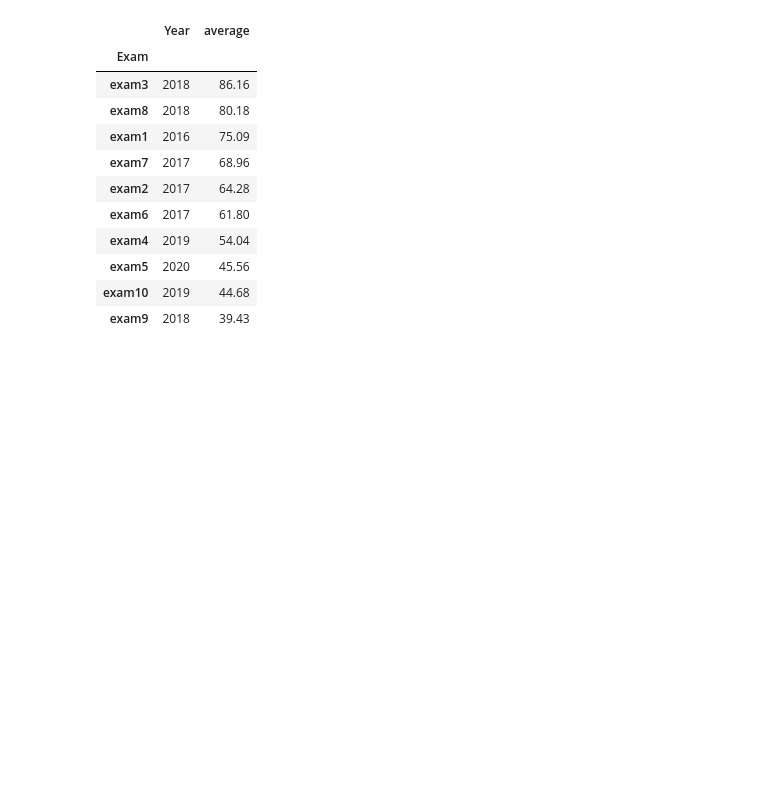
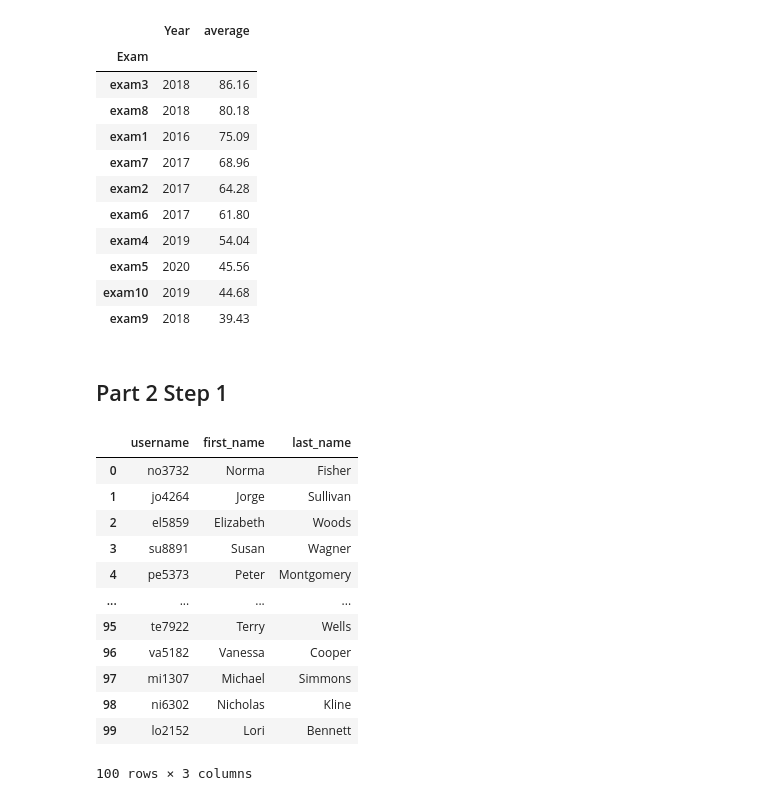
Before and after one commit to pChitral/assignment6, a Jupyter notebook: playground.ipynb, the cells around one changed output. Drawn from its saved outputs; the diff is of its cells as text; code cells hidden in the pictures; blank space fills up the shorter version.

```diff
--- a/playground.ipynb
+++ b/playground.ipynb
@@ -713,3 +713,43 @@ df_averages
 | exam5 | 2020 | 45.56 |
 | exam10 | 2019 | 44.68 |
 | exam9 | 2018 | 39.43 |
+# %% [markdown]
+## Part 2 Step 1
+# %%
+np.random.seed(0)
+fake = Faker()
+Faker.seed(0)
+# ---- DO NOT CHANGE
+
+# BEGIN SOLUTION
+first_name_list = []
+last_name_list = []
+username_list = []
+
+for i in range(100):
+    fullname = fake.name().split(" ", 1)
+    random_digits = str(np.random.randint(1000,9999))
+    first_name_list.append(fullname[0])
+    last_name_list.append(fullname[1])
+    ith_user = fullname[0].lower()[0:2]+random_digits
+    #print(ith_user)
+    username_list.append(ith_user)
+    #print([np.random.randint(1000,9999) for i in range(4)])
+
+dicto = {'username' : username_list, 'first_name': first_name_list , 'last_name': last_name_list}
+df = pd.DataFrame.from_dict(dicto)
+df
+# %% [output]
+|  | username | first_name | last_name |
+| 0 | no3732 | Norma | Fisher |
+| 1 | jo4264 | Jorge | Sullivan |
+| 2 | el5859 | Elizabeth | Woods |
+| 3 | su8891 | Susan | Wagner |
+| 4 | pe5373 | Peter | Montgomery |
+| ... | ... | ... | ... |
+| 95 | te7922 | Terry | Wells |
+| 96 | va5182 | Vanessa | Cooper |
+| 97 | mi1307 | Michael | Simmons |
+| 98 | ni6302 | Nicholas | Kline |
+| 99 | lo2152 | Lori | Bennett |
+100 rows × 3 columns
```
Also changed, not shown: parts of 6 cells of this notebook, 2 other files.
